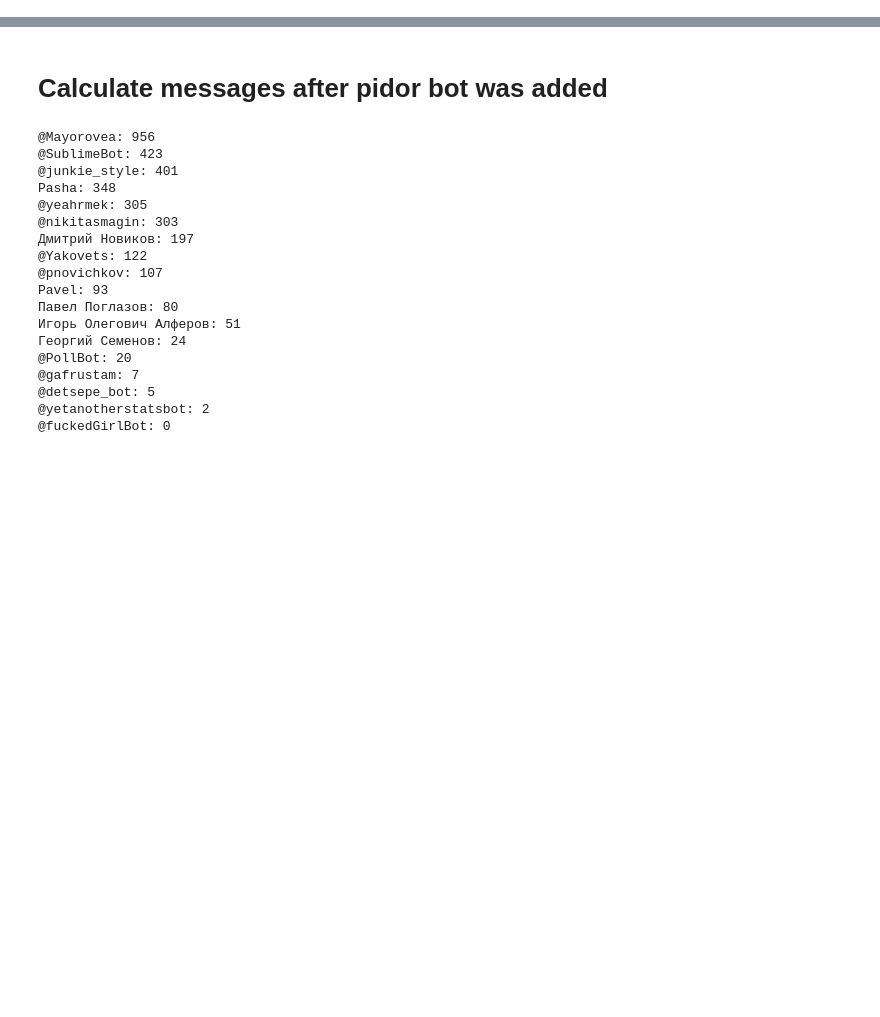
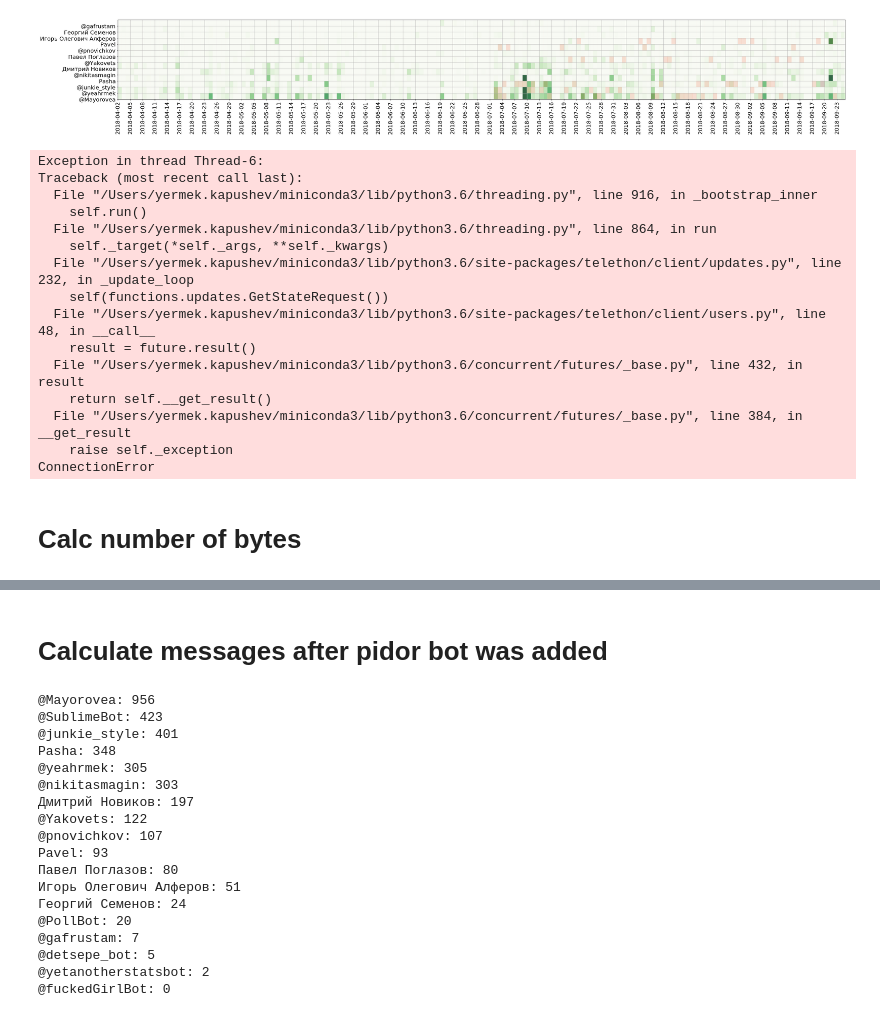
Before and after one commit to Arta13488/leo8, a Jupyter notebook: telethon.ipynb, the cells around one changed output, grey strips where cells are left out. Cells and saved outputs as stored; diff of their text form; code cells hidden in the pictures; blank space fills up the shorter version.

```diff
--- a/telethon.ipynb
+++ b/telethon.ipynb
@@ -23,4 +27,4 @@ SyntaxError: invalid syntax (<ipython-input-1-a4d559e70267>, line 6)
 # %%
-chat = utils.get_chat(client, 'Физтех-пати')
+chat = utils.get_chat(client, CHAT_NAME)
 history = utils.get_chat_messages(client, chat)
 # %% [output]
@@ -27,0 +175,47 @@ history = utils.get_chat_messages(client, chat)
+# %%
+# get pidor dates
+pidor_messages = [m.text for m in history['@SublimeBot']['raw_messages']]
+pidor_dates = history['@SublimeBot']['dates']
+
+pidors = pd.DataFrame(index=timeline, columns=users, data=0)
+
+for date, message in zip(pidor_dates, pidor_messages):
+    if message.startswith('Топ-') or message.startswith('Согласно '):
+        continue
+
+    for u in users:
+        if u in message:
+            pidors.loc[date, u] = 1
+pidors = pidors.resample('D').sum()
+# %%
+plt.figure(figsize=(40, 6))
+height = 40 / activity_matrix.shape[0]
+plt.pcolor(activity_matrix, cmap=cm.Greens, vmin=0, vmax=80)
+
+plt.pcolor(pidors.values.T, cmap=cm.Reds, alpha=0.2)
+
+plt.grid(True)
+plt.yticks(np.arange(activity_matrix.shape[0]), users, fontsize=20)
+
+step = 3
+plt.xticks(np.arange(activity_matrix.shape[1])[::step], activities[any_user].index.strftime('%Y-%m-%d')[::step],
+           rotation=90, fontsize=20)
+plt.tight_layout()
+plt.show()
+# %% [output]
+[figure, added]
+Exception in thread Thread-6:
+Traceback (most recent call last):
+  File "/Users/yermek.kapushev/miniconda3/lib/python3.6/threading.py", line 916, in _bootstrap_inner
+    self.run()
+  File "/Users/yermek.kapushev/miniconda3/lib/python3.6/threading.py", line 864, in run
+    self._target(*self._args, **self._kwargs)
+  File "/Users/yermek.kapushev/miniconda3/lib/python3.6/site-packages/telethon/client/updates.py", line 232, in _update_loop
+    self(functions.updates.GetStateRequest())
+  File "/Users/yermek.kapushev/miniconda3/lib/python3.6/site-packages/telethon/client/users.py", line 48, in __call__
+    result = future.result()
+  File "/Users/yermek.kapushev/miniconda3/lib/python3.6/concurrent/futures/_base.py", line 432, in result
+    return self.__get_result()
+  File "/Users/yermek.kapushev/miniconda3/lib/python3.6/concurrent/futures/_base.py", line 384, in __get_result
+    raise self._exception
+ConnectionError
@@ -28,3 +229,5 @@ history = utils.get_chat_messages(client, chat)
+# %% [markdown]
+# Calc number of bytes
 # %%
 stats = []
 for user in history:
```
Also changed, not shown: parts of 18 cells of this notebook, 2 other files.
